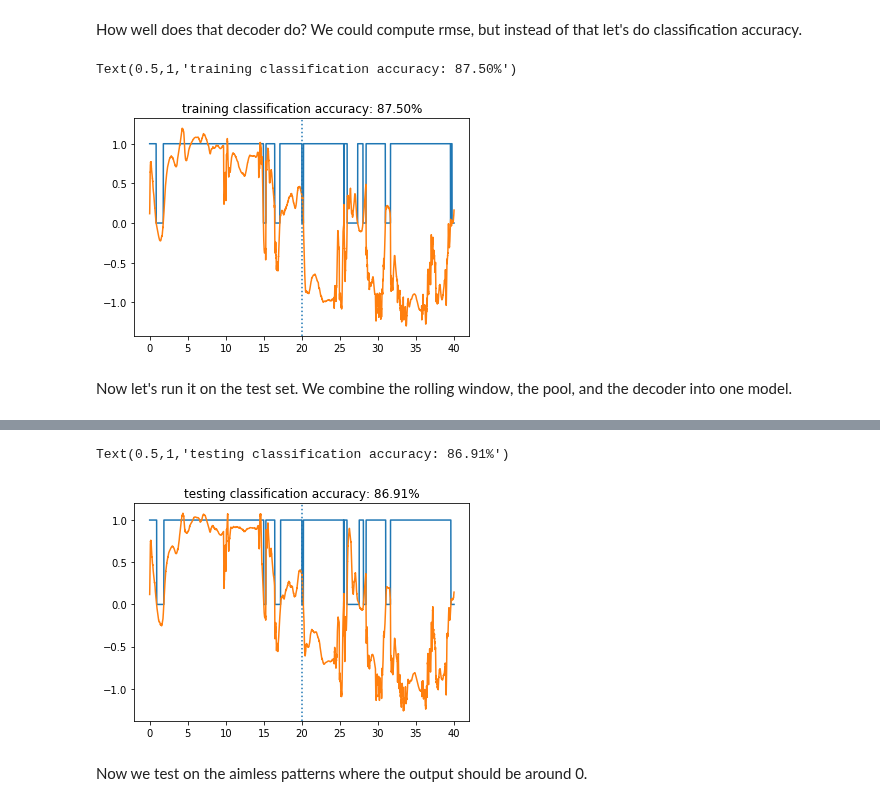
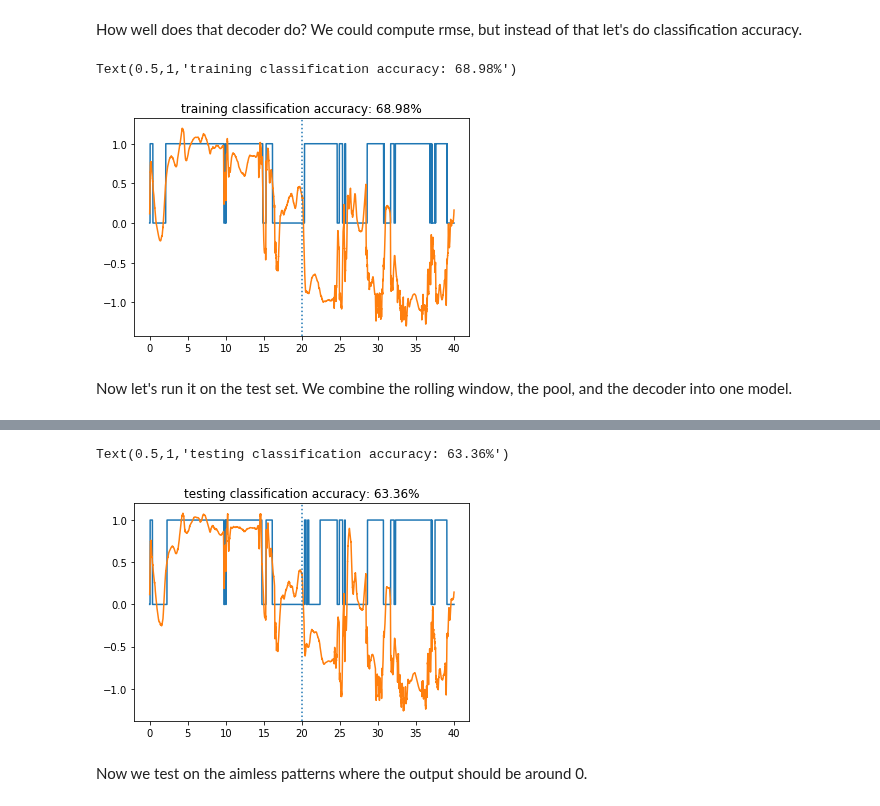
Before and after one commit to maddybartlett/NEN001, a Jupyter notebook: PatternInterpolation_MemoryTest-optimized.ipynb, the cells around one changed output, grey strips where cells are left out. Cells and saved outputs as stored; diff of their text form; code cells hidden in the pictures.

```diff
--- a/PatternInterpolation_MemoryTest-optimized.ipynb
+++ b/PatternInterpolation_MemoryTest-optimized.ipynb
@@ -202,8 +202,9 @@ dec, info = nengo.solvers.LstsqL2(reg=0.1)(a, target)
 How well does that decoder do?   We could compute rmse, but instead of that let's do classification accuracy.
 # %%
 v = np.dot(a, dec)
-classify = v > 0
-classify[N:] = 1-classify[N:]
+classify1 = np.isclose(v[:N], 1, atol=0.5)
+classify2 = np.isclose(v[N:], -1, atol=0.5)
+classify = np.append(classify1, classify2)
 score = np.mean(classify)
 
 plt.plot(sim.trange(), classify)
@@ -211,8 +212,8 @@ plt.plot(sim.trange(), v)
 plt.axvline(T_train, ls=':')
 plt.title('training classification accuracy: %1.2f%%' % (score*100))
 # %% [output]
-Text(0.5,1,'training classification accuracy: 87.50%')
+Text(0.5,1,'training classification accuracy: 68.98%')
-[figure, old version]
+[figure, new version]
 # %% [markdown]
 Now let's run it on the test set.  We combine the rolling window, the pool, and the decoder into one model.
 # %%
@@ -265,18 +266,19 @@ HtmlProgressBar cannot be displayed. Please use the TerminalProgressBar. It can
 # %%
 N = int(T_test*1000)
 
 v = test_sim.data[p_result]
-classify = v > 0
-classify[N:] = 1-classify[N:]
+classify1 = np.isclose(v[:N], 1, atol=0.5)
+classify2 = np.isclose(v[N:], -1, atol=0.5)
+classify = np.append(classify1, classify2)
 score = np.mean(classify)
 
 plt.plot(sim.trange(), classify)
 plt.plot(test_sim.trange(), v)
 plt.axvline(T_test, ls=':')
 plt.title('testing classification accuracy: %1.2f%%' % (score*100))
 # %% [output]
-Text(0.5,1,'testing classification accuracy: 86.91%')
+Text(0.5,1,'testing classification accuracy: 63.36%')
-[figure, old version]
+[figure, new version]
 # %% [markdown]
 Now we test on the aimless patterns where the output should be around 0.
 # %%
```
Also changed, not shown: parts of 1 cell of this notebook.
